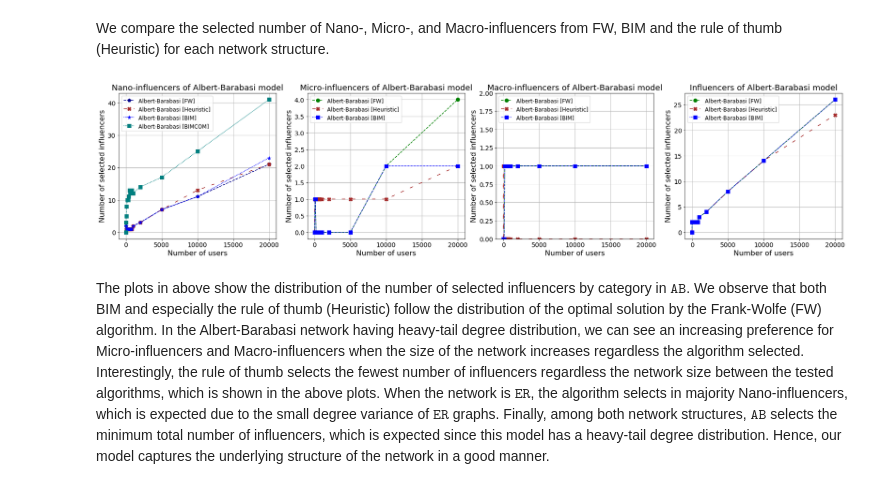
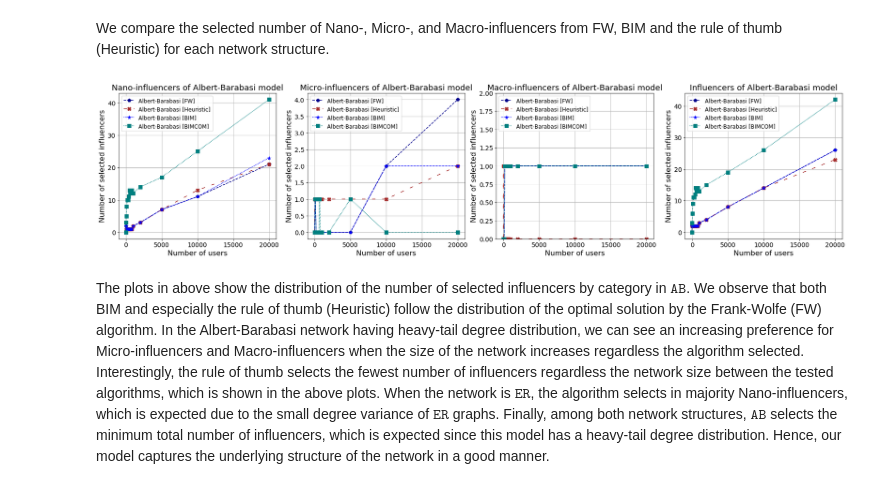
Before and after one commit to RLD-Hub/Optimal-Influencer-Marketing-Campaign, a Jupyter notebook: Optimal Influencer Marketing Campaign under Budget Constraints using Frank-Wolfe [GitHub].ipynb, the cells around one changed output. Saved outputs shown, nothing was run; the diff lists cells and outputs as text; code cells hidden in the pictures.

```diff
--- a/Optimal Influencer Marketing Campaign under Budget Constraints using Frank-Wolfe [GitHub].ipynb
+++ b/Optimal Influencer Marketing Campaign under Budget Constraints using Frank-Wolfe [GitHub].ipynb
@@ -337,10 +337,10 @@ ax1.set_title('Nano-influencers of Albert-Barabasi model',fontsize=Title_size)
 ax1.grid(True)
 ax1.legend( loc="upper left",fontsize=Labels_graph_size)
 
-AB.plot('Number of users','Number of Micro-influencers [FW]', color='darkblue',ms=marker_size,linestyle='dashed',marker='p',label = "Albert-Barabasi [FW]",ax=ax2)
-AB4.plot('Number of users','Number of Micro-influencers [H]', color='brown',ms=marker_size,linestyle=linestyles_dict['loosely dashed'],marker='X',label = "Albert-Barabasi [Heuristic]",ax=ax2)
-AB2.plot('Number of users','Number of Micro-influencers', color='b',ms=marker_size,linestyle=linestyles_dict['densely dotted'],marker='*',label = "Albert-Barabasi [BIM]",ax=ax2)
-ABC.plot('Number of users','Number of Micro-influencers', color='teal',ms=marker_size,linestyle=linestyles_dict['densely dotted'],marker='s',label = "Albert-Barabasi [BIM]",ax=ax2)
+AB_I.plot('Number of users','Number of Micro-influencers [FW]', color='darkblue',ms=marker_size,linestyle='dashed',marker='p',label = "Albert-Barabasi [FW]",ax=ax2)
+AB_I.plot('Number of users','Number of Micro-influencers [H]', color='brown',ms=marker_size,linestyle=linestyles_dict['loosely dashed'],marker='X',label = "Albert-Barabasi [Heuristic]",ax=ax2)
+AB_I.plot('Number of users','Number of Micro-influencers [BIM]', color='b',ms=marker_size,linestyle=linestyles_dict['densely dotted'],marker='*',label = "Albert-Barabasi [BIM]",ax=ax2)
+AB_I.plot('Number of users','Number of Micro-influencers [BIMCOM]', color='teal',ms=marker_size,linestyle=linestyles_dict['densely dotted'],marker='s',label = "Albert-Barabasi [BIMCOM]",ax=ax2)
 
 
 ax2.set_xlabel('Number of users',fontsize=labels_size)
@@ -349,9 +349,11 @@ ax2.set_title('Micro-influencers of Albert-Barabasi model',fontsize=Title_size)
 ax2.grid(True)
 ax2.legend( loc="upper left",fontsize=Labels_graph_size)
 
-AB_I.plot('Number of users','Number of Macro-influencers [FW]', color='g',ms=marker_size,linestyle='dashed',marker='o',label = "Albert-Barabasi [FW]",ax=ax3)
+AB_I.plot('Number of users','Number of Macro-influencers [FW]', color='darkblue',ms=marker_size,linestyle='dashed',marker='p',label = "Albert-Barabasi [FW]",ax=ax3)
 AB_I.plot('Number of users','Number of Macro-influencers [H]', color='brown',ms=marker_size,linestyle=linestyles_dict['loosely dashed'],marker='X',label = "Albert-Barabasi [Heuristic]",ax=ax3)
-AB_I.plot('Number of users','Number of Macro-influencers [BIM]', color='b',ms=marker_size,linestyle=linestyles_dict['densely dotted'],marker='s',label = "Albert-Barabasi [BIM]",ax=ax3)
+AB_I.plot('Number of users','Number of Macro-influencers [BIM]', color='b',ms=marker_size,linestyle=linestyles_dict['densely dotted'],marker='*',label = "Albert-Barabasi [BIM]",ax=ax3)
+AB_I.plot('Number of users','Number of Macro-influencers [BIMCOM]', color='teal',ms=marker_size,linestyle=linestyles_dict['densely dotted'],marker='s',label = "Albert-Barabasi [BIMCOM]",ax=ax3)
+
 
 ax3.set_ylim([0, 2])
 ax3.set_xlabel('Number of users',fontsize=labels_size)
@@ -360,36 +362,39 @@ ax3.set_title('Macro-influencers of Albert-Barabasi model',fontsize=Title_size)
 ax3.grid(True)
 ax3.legend( loc="upper left",fontsize=Labels_graph_size)
 
 AB_I['Number of influencers [FW]']=AB_I['Number of Nano-influencers [FW]']+AB_I['Number of Micro-influencers [FW]']+AB_I['Number of Macro-influencers [FW]']
 AB_I['Number of influencers [H]']=AB_I['Number of Nano-influencers [H]']+AB_I['Number of Micro-influencers [H]']+AB_I['Number of Macro-influencers [H]']
 AB_I['Number of influencers [BIM]']=AB_I['Number of Nano-influencers [BIM]']+AB_I['Number of Micro-influencers [BIM]']+AB_I['Number of Macro-influencers [BIM]']
+AB_I['Number of influencers [BIMCOM]']=AB_I['Number of Nano-influencers [BIMCOM]']+AB_I['Number of Micro-influencers [BIMCOM]']+AB_I['Number of Macro-influencers [BIMCOM]']
 
-AB_I.plot('Number of users','Number of influencers [FW]', color='g',ms=marker_size,linestyle='dashed',marker='o',label = "Albert-Barabasi [FW]",ax=ax4)
+
+AB_I.plot('Number of users','Number of influencers [FW]', color='darkblue',ms=marker_size,linestyle='dashed',marker='p',label = "Albert-Barabasi [FW]",ax=ax4)
 AB_I.plot('Number of users','Number of influencers [H]', color='brown',ms=marker_size,linestyle=linestyles_dict['loosely dashed'],marker='X',label = "Albert-Barabasi [Heuristic]",ax=ax4)
-AB_I.plot('Number of users','Number of influencers [BIM]', color='b',ms=marker_size,linestyle=linestyles_dict['densely dotted'],marker='s',label = "Albert-Barabasi [BIM]",ax=ax4)
+AB_I.plot('Number of users','Number of influencers [BIM]', color='b',ms=marker_size,linestyle=linestyles_dict['densely dotted'],marker='*',label = "Albert-Barabasi [BIM]",ax=ax4)
+AB_I.plot('Number of users','Number of influencers [BIMCOM]', color='teal',ms=marker_size,linestyle=linestyles_dict['densely dotted'],marker='s',label = "Albert-Barabasi [BIMCOM]",ax=ax4)
 
 ax4.set_xlabel('Number of users',fontsize=labels_size)
 ax4.set_ylabel('Number of selected influencers',fontsize=labels_size)
 ax4.set_title('Influencers of Albert-Barabasi model',fontsize=Title_size)
 ax4.grid(True)
 ax4.legend( loc="upper left",fontsize=Labels_graph_size)
 
 y_x_axis=14
 ax1.xaxis.set_tick_params(labelsize=y_x_axis)
 ax1.yaxis.set_tick_params(labelsize=y_x_axis)
 
 ax2.xaxis.set_tick_params(labelsize=y_x_axis)
 ax2.yaxis.set_tick_params(labelsize=y_x_axis)
 
 ax3.xaxis.set_tick_params(labelsize=y_x_axis)
 ax3.yaxis.set_tick_params(labelsize=y_x_axis)
 
 ax4.xaxis.set_tick_params(labelsize=y_x_axis)
 ax4.yaxis.set_tick_params(labelsize=y_x_axis)
 
 plt.savefig('/Users/Ricardo Lopez Dawn/Desktop/Optimal Influencer Marketing Campaign under Budget Constraints using Frank-Wolfe/Datasets section 5.1/Influencers [5.1].png',dpi=300)
 # %% [output]
-[figure, old version]
+[figure, new version]
 # %% [markdown]
 The plots in above show the distribution of the number of selected influencers by category in $\texttt{AB}$. We observe that both BIM and especially the rule of thumb (Heuristic) follow the distribution of the optimal solution by the Frank-Wolfe (FW) algorithm. In the Albert-Barabasi network having heavy-tail degree distribution, we can see an increasing preference for Micro-influencers and Macro-influencers when the size of the network increases regardless the algorithm selected. Interestingly, the rule of thumb selects the fewest number of influencers regardless the network size between the tested algorithms, which is shown in the above plots. When the network is $\texttt{ER}$, the algorithm selects in majority Nano-influencers, which is expected due to the small degree variance of $\texttt{ER}$ graphs. Finally, among both network structures, $\texttt{AB}$ selects the minimum total number of influencers, which is expected since this model has a heavy-tail degree distribution. Hence, our model captures the underlying structure of the network in a good manner.
 # %% [markdown]
```
Also changed, not shown: parts of 13 cells of this notebook.
